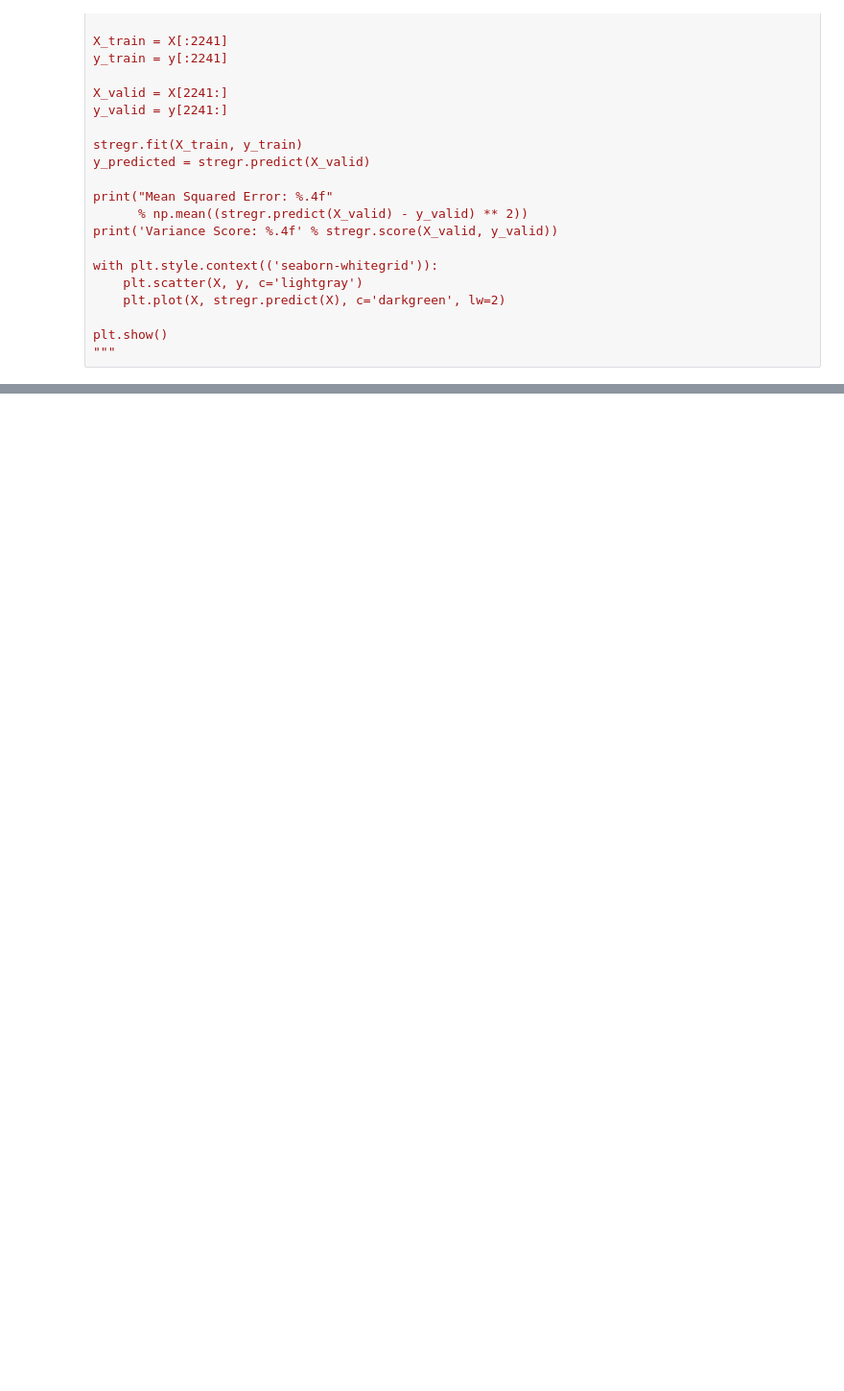
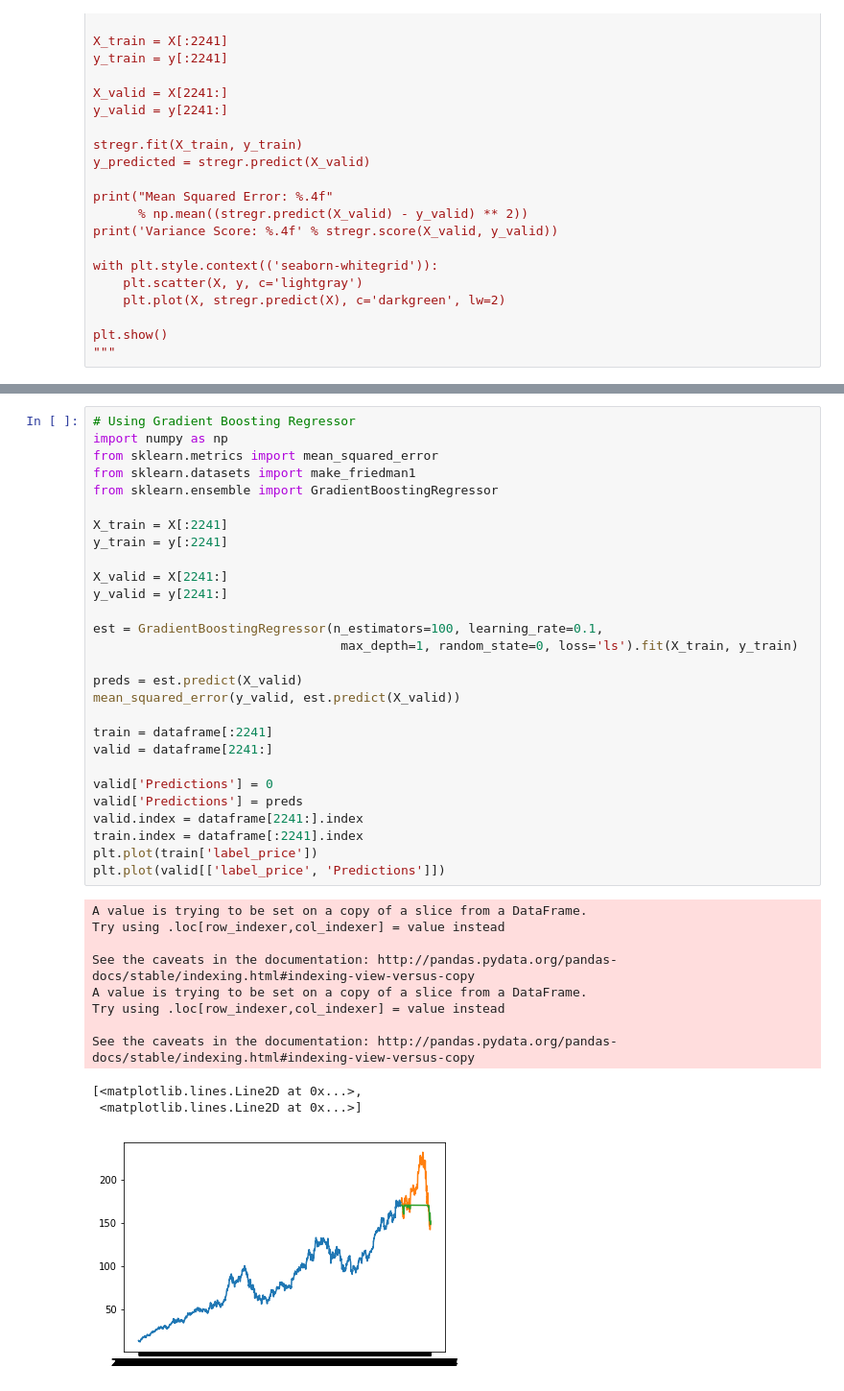
Before and after one commit to ml1010-nan/ml1010, a Jupyter notebook: CoreProject.ipynb, the cells around one changed output, grey strips where cells are left out. Shown at 96% size. Cells and saved outputs as stored; diff of their text form; blank space fills up the shorter version.

Commit message:
Adding ensemble methods for modelling

```diff
--- a/CoreProject.ipynb
+++ b/CoreProject.ipynb
@@ -464,0 +493,40 @@ model.fit(X_train1, y_train3)
+# %%
+# Using Gradient Boosting Regressor
+import numpy as np
+from sklearn.metrics import mean_squared_error
+from sklearn.datasets import make_friedman1
+from sklearn.ensemble import GradientBoostingRegressor
+
+X_train = X[:2241]
+y_train = y[:2241]
+
+X_valid = X[2241:]
+y_valid = y[2241:]
+
+est = GradientBoostingRegressor(n_estimators=100, learning_rate=0.1,
+                                 max_depth=1, random_state=0, loss='ls').fit(X_train, y_train)
+
+preds = est.predict(X_valid)
+mean_squared_error(y_valid, est.predict(X_valid))
+
+train = dataframe[:2241]
+valid = dataframe[2241:]
+
+valid['Predictions'] = 0
+valid['Predictions'] = preds
+valid.index = dataframe[2241:].index
+train.index = dataframe[:2241].index
+plt.plot(train['label_price'])
+plt.plot(valid[['label_price', 'Predictions']])
+# %% [output]
+A value is trying to be set on a copy of a slice from a DataFrame.
+Try using .loc[row_indexer,col_indexer] = value instead
+
+See the caveats in the documentation: http://pandas.pydata.org/pandas-docs/stable/indexing.html#indexing-view-versus-copy
+A value is trying to be set on a copy of a slice from a DataFrame.
+Try using .loc[row_indexer,col_indexer] = value instead
+
+See the caveats in the documentation: http://pandas.pydata.org/pandas-docs/stable/indexing.html#indexing-view-versus-copy
+[<matplotlib.lines.Line2D at 0x...>,
+ <matplotlib.lines.Line2D at 0x...>]
+[figure, added]
```
Also changed, not shown: parts of 8 cells of this notebook.
